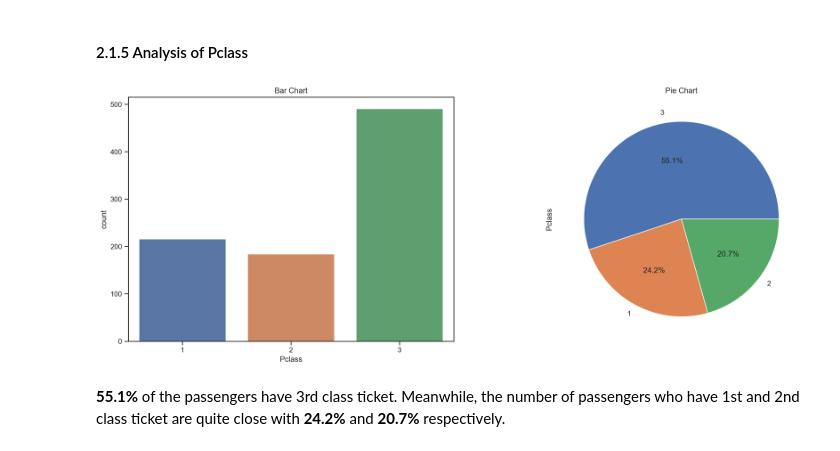
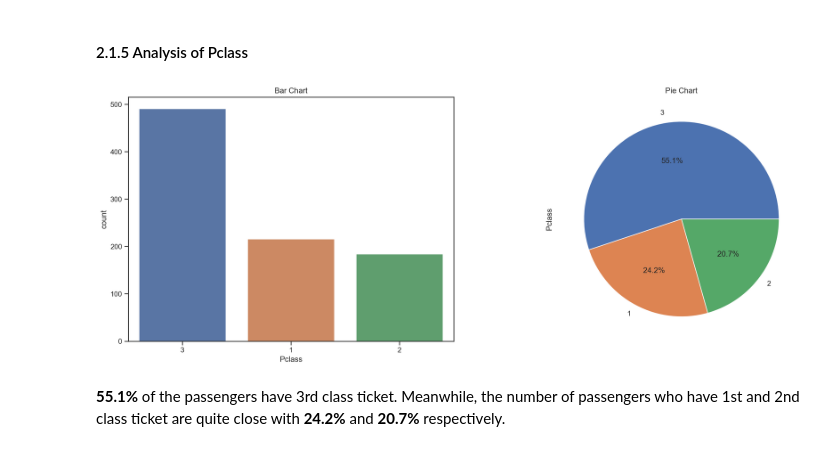
Before and after one commit to sahinozan/Titanic, a Jupyter notebook: titanic.ipynb, the cells around one changed output. Drawn from its saved outputs; the diff is of its cells as text; code cells hidden in the pictures.

```diff
--- a/titanic.ipynb
+++ b/titanic.ipynb
@@ -273,14 +273,14 @@ Most frequent fare is $8.05 which is paid by 43 passengers.
 #### 2.1.5 Analysis of Pclass
 # %%
 _, ax = plt.subplots(1, 2, figsize=(20, 7))
-sns.countplot(data=df_train, x='Pclass', ax=ax[0])
+sns.countplot(data=df_train, x='Pclass', order=[3, 1, 2], ax=ax[0])
 ax[0].set_title('Bar Chart')
 
 df_train['Pclass'].value_counts().plot(kind='pie', autopct="%1.1f%%", ax=ax[1])
 ax[1].set_title('Pie Chart')
 plt.show()
 # %% [output]
-[figure, old version]
+[figure, new version]
 # %% [markdown]
 **55.1%** of the passengers have 3rd class ticket. Meanwhile, the number of passengers who have 1st and 2nd class ticket are quite close with **24.2%** and **20.7%** respectively.
 # %% [markdown]
```
Also changed, not shown: parts of 3 cells of this notebook.
